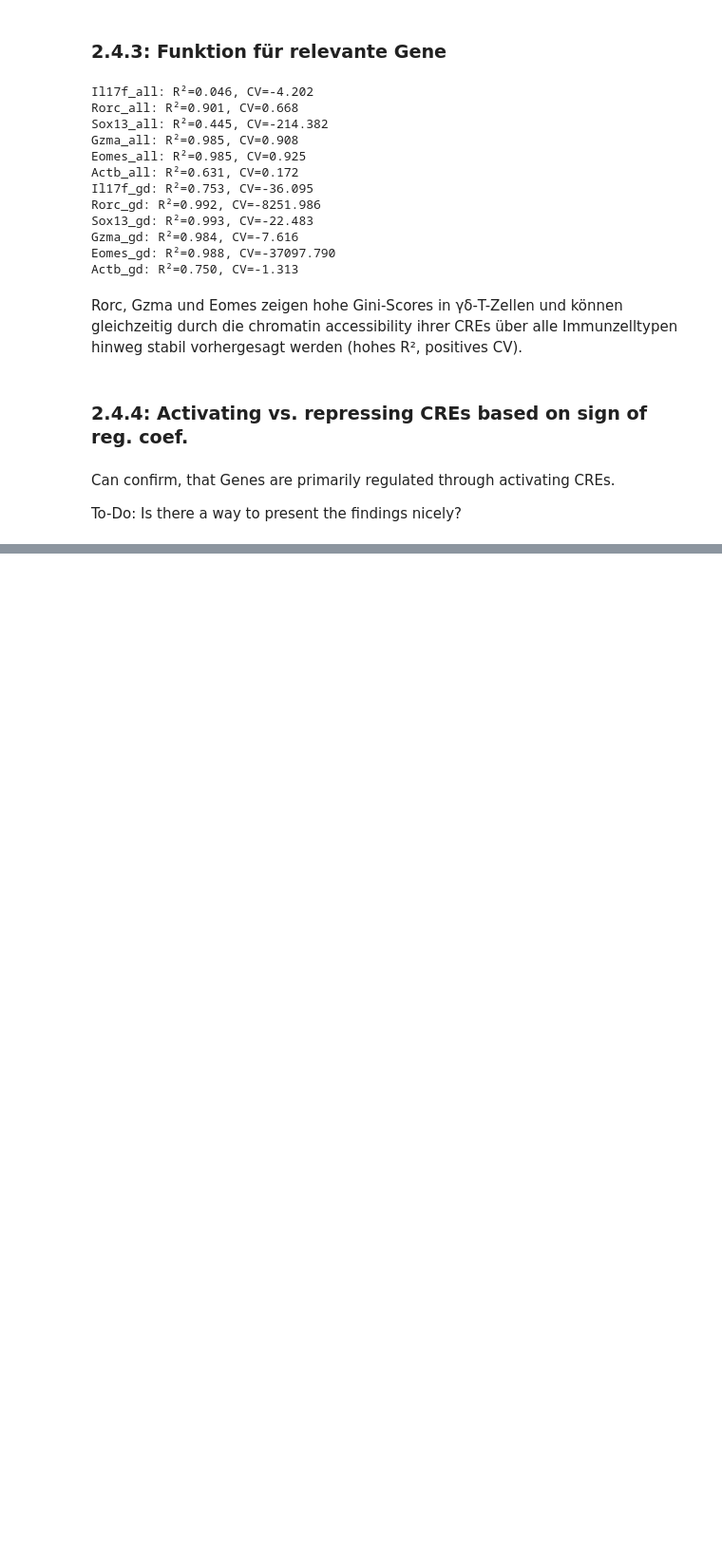
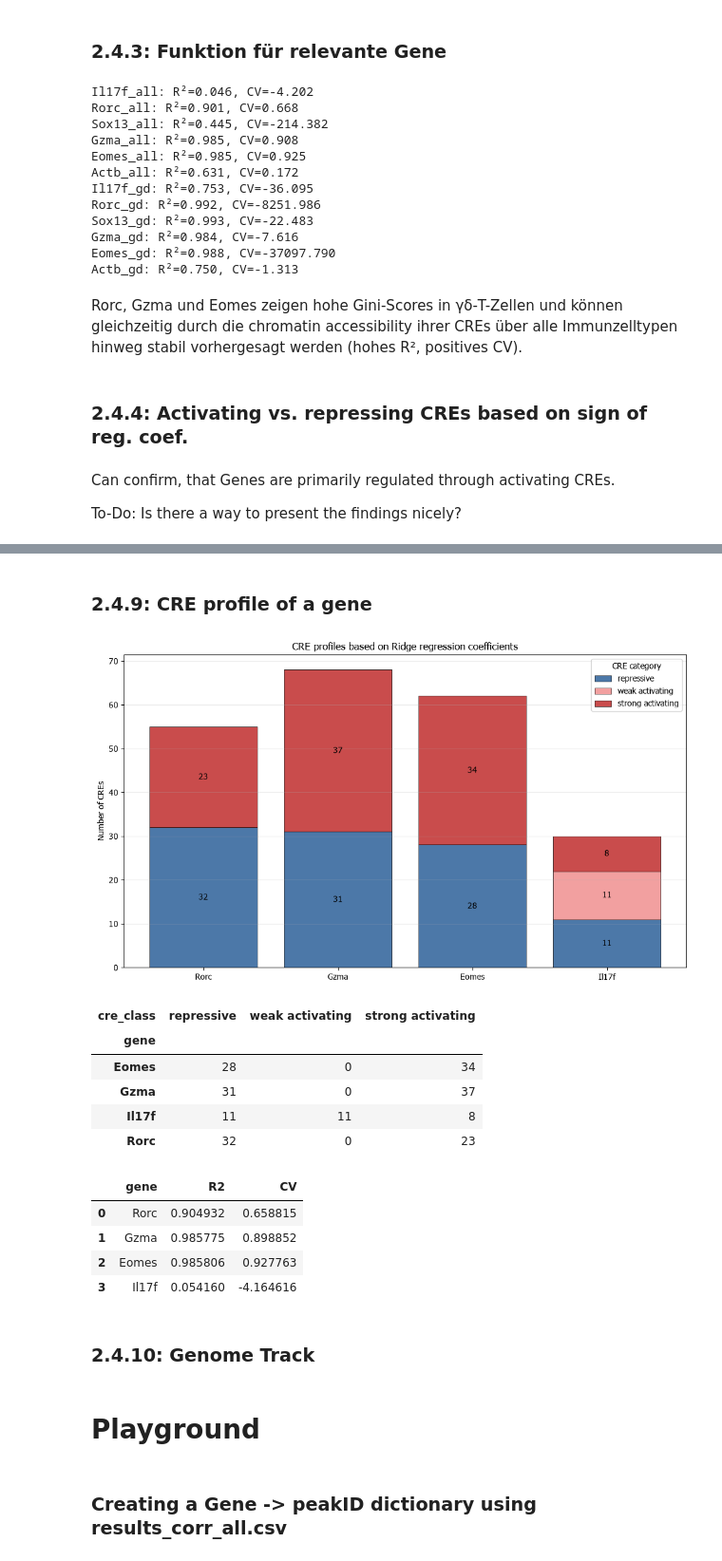
Before and after one commit to datascience-mobi-2026/topic04_team03, a Jupyter notebook: jupyter_peter_v1.2.ipynb, the cells around one changed output, grey strips where cells are left out. Shown at 95% size. Drawn from its saved outputs; the diff is of its cells as text; code cells hidden in the pictures; blank space fills up the shorter version.

```diff
--- a/jupyter_peter_v1.2.ipynb
+++ b/jupyter_peter_v1.2.ipynb
@@ -1038,0 +1794,2 @@ pd.reset_option('display.max_rows')
+# %% [markdown]
+### 2.4.9: CRE profile of a gene
@@ -1038,0 +1946,26 @@ pd.reset_option('display.max_rows')
+# %%
+genes = ["Rorc", "Gzma", "Eomes", "Il17f"]
+
+cre_summary, model_info, fig, ax = plot_cre_profiles(
+    genes,
+    strong_threshold=0.1
+)
+# %% [output]
+[figure, added]
+| cre_class | repressive | weak activating | strong activating |
+| gene |  |  |  |
+| Eomes | 28 | 0 | 34 |
+| Gzma | 31 | 0 | 37 |
+| Il17f | 11 | 11 | 8 |
+| Rorc | 32 | 0 | 23 |
+|  | gene | R2 | CV |
+| 0 | Rorc | 0.904932 | 0.658815 |
+| 1 | Gzma | 0.985775 | 0.898852 |
+| 2 | Eomes | 0.985806 | 0.927763 |
+| 3 | Il17f | 0.054160 | -4.164616 |
+# %% [markdown]
+### 2.4.10: Genome Track
+# %% [markdown]
+# Playground
+# %% [markdown]
+### Creating a Gene -> peakID dictionary using results_corr_all.csv
```
Also changed, not shown: parts of 35 cells of this notebook.
